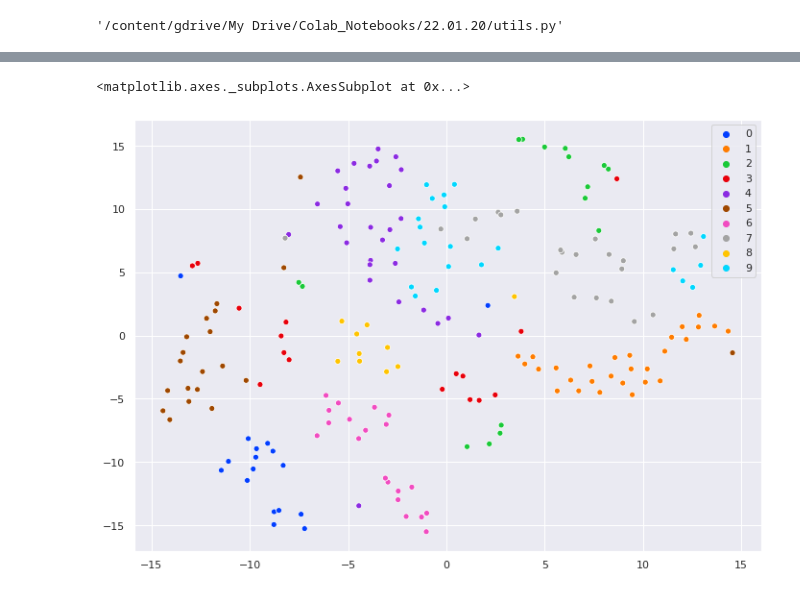
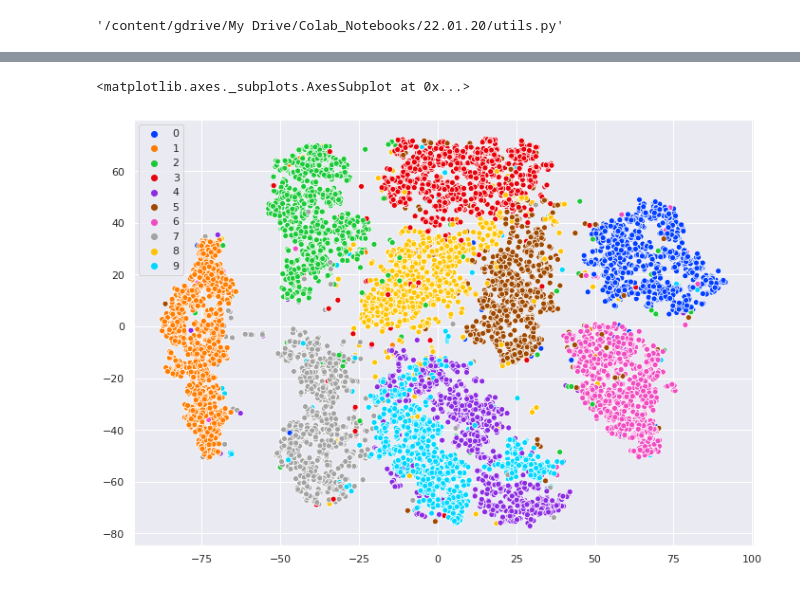
Before and after one commit to Tierprot/Deep-Learning, a Jupyter notebook: hw4.ipynb, the cells around one changed output, grey strips where cells are left out. Saved outputs shown, nothing was run; the diff lists cells and outputs as text; code cells hidden in the pictures.

```diff
--- a/hw4.ipynb
+++ b/hw4.ipynb
@@ -88,8 +100,33 @@ class Net(nn.Module):
         target = target.view(-1, 28*28)
         self._loss = self.loss_fn(x, target, **kwargs)
         return self._loss
+# %%
+class NetMM(nn.Module):
+    def __init__(self, hidden_layer=10, latent_size_output=10, loss_fn=F.mse_loss, lr=1e-4, l2=0.):
+        super(NetMM, self).__init__()
+        self.latent_size = latent_size_output
+        self.E = Encoder(latent_size_output)
+        self.D = Decoder_ml(latent_size_input=latent_size_output, hidden_layer=hidden_layer)
+        self.loss_fn = loss_fn
+        self._loss = None
+        self.optim = optim.Adam(self.parameters(), lr=lr, weight_decay=l2)
+
+    def forward(self, x):
+        x = x.view(-1, 28*28)
+        h = self.E(x)
+        out = self.D(h)
+        return out
+
+    def decode(self, h):
+        with torch.no_grad():
+            return self.D(h)
+
+    def loss(self, x, target, **kwargs):
+        target = target.view(-1, 28*28)
+        self._loss = self.loss_fn(x, target, **kwargs)
+        return self._loss
 # %%
-models = {'2': Net(2), '64': Net(64)}
+models = {'2': Net(2), '32': Net(32), '32NN': NetMM(latent_size_output=32, hidden_layer=64)}
 train_log = {k: [] for k in models}
 test_log = {k: [] for k in models}
 # %%
@@ -281,14 +323,22 @@ plot_mnist(to_plot, (7, 10))
 # %%
 # t-SNE для латентного представления
 from sklearn.manifold import TSNE
 import seaborn as sns
+from torch.utils.data import DataLoader
+from torchvision import datasets, transforms
+
 sns.set(rc={'figure.figsize':(11.7,8.27)})
 palette = sns.color_palette("bright", 10)
 
-data,labels = next(iter(test_loader))
-data = models['64'].E(data.view(-1, 28*28))
+mnist_transform = transforms.Compose([
+                transforms.ToTensor(),
+                transforms.Normalize((0.1307,), (0.3081,)),
+           ])
+
+data,labels = next(iter(DataLoader(dataset=datasets.MNIST(root='./MNIST_data', train=False, download=True, transform=mnist_transform), batch_size=10000)))
+data = models['32NN'].E(data.view(-1, 28*28))
 data_embedded = TSNE(n_components=2).fit_transform(data.detach().numpy())
 sns.scatterplot(data_embedded[:,0], data_embedded[:,1], hue=labels, legend='full', palette=palette)
 # %% [output]
 <matplotlib.axes._subplots.AxesSubplot at 0x...>
-[figure, old version]
+[figure, new version]
```
Also changed, not shown: parts of 8 cells of this notebook.
